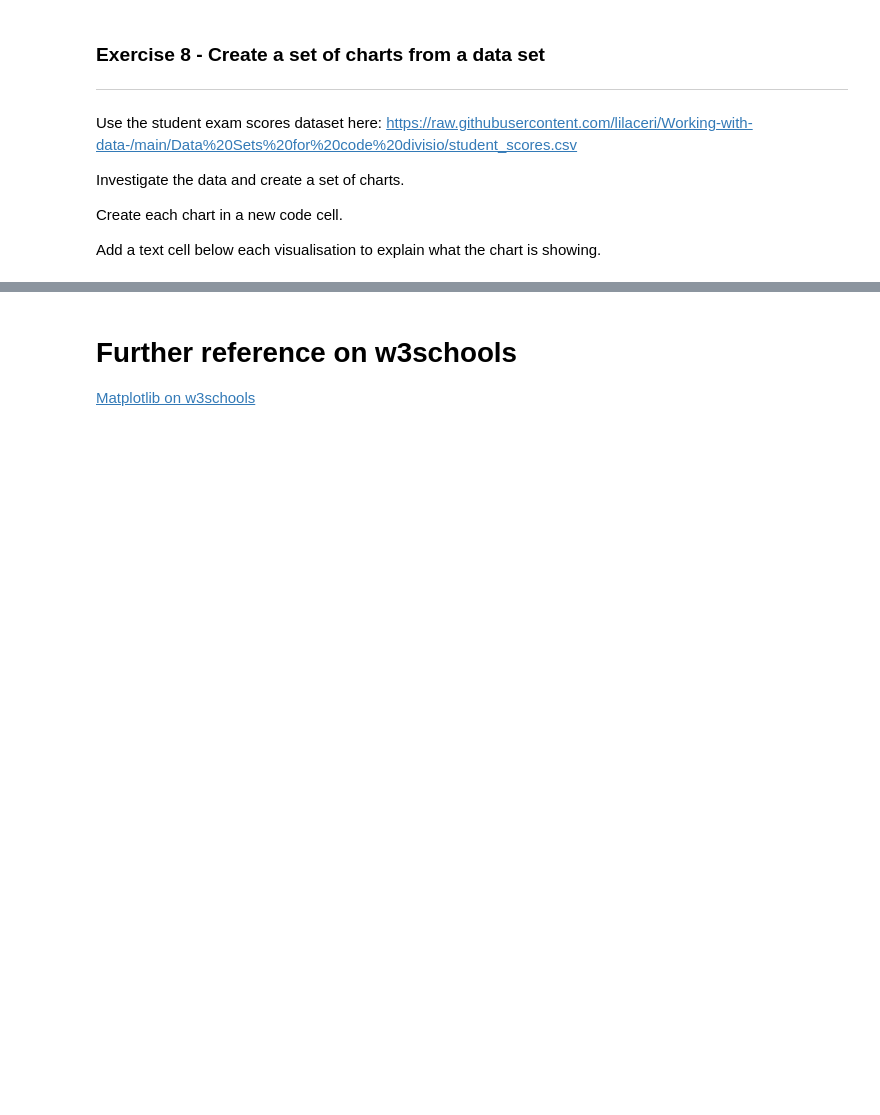
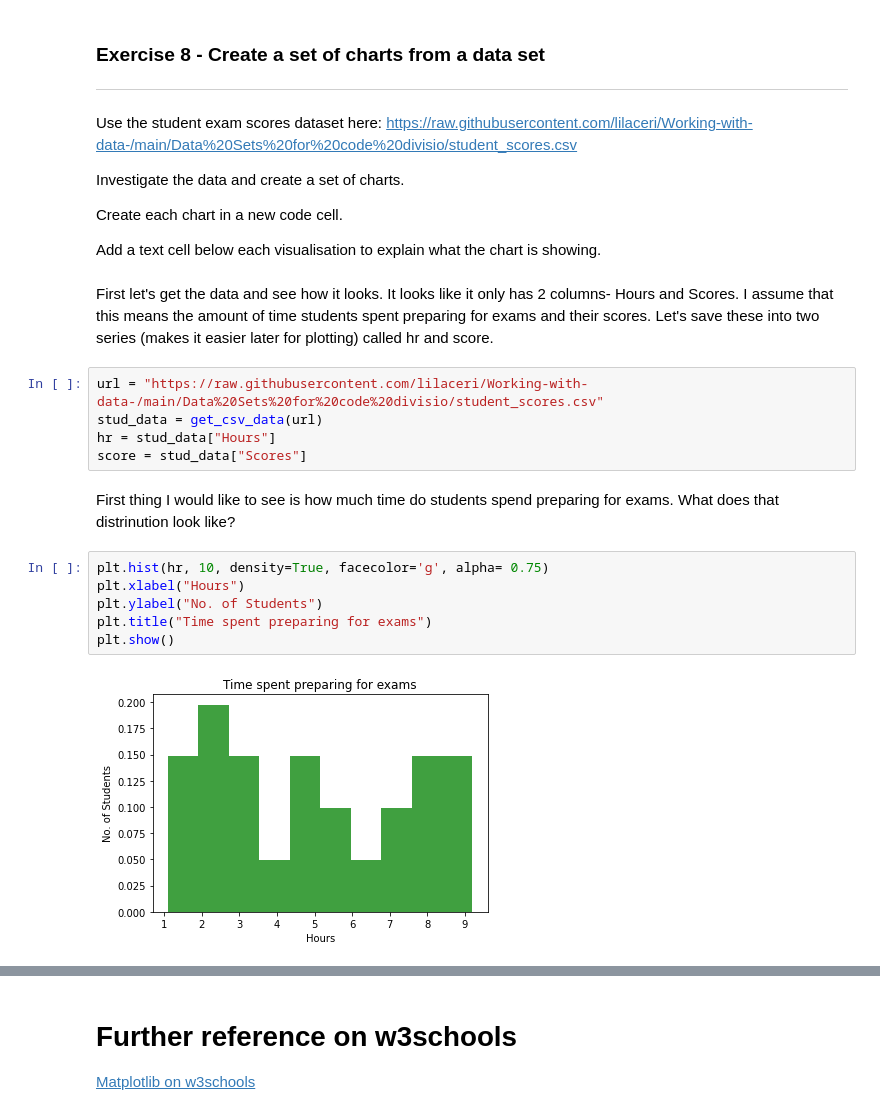
Before and after one commit to JaySanthanam/Programming-for-data, a Jupyter notebook: Worksheets/7_1_Visualisation_with_matplotlib.ipynb, the cells around one changed output, grey strips where cells are left out. Drawn from its saved outputs; the diff is of its cells as text; blank space fills up the shorter version.

```diff
--- a/Worksheets/7_1_Visualisation_with_matplotlib.ipynb
+++ b/Worksheets/7_1_Visualisation_with_matplotlib.ipynb
@@ -340,3 +340,20 @@ Investigate the data and create a set of charts.
 Create each chart in a new code cell.
 
 Add a text cell below each visualisation to explain what the chart is showing.
+# %% [markdown]
+First let's get the data and see how it looks. It looks like it only has 2 columns- Hours and Scores. I assume that this means the amount of time students spent preparing for exams and their scores. Let's save these into two series (makes it easier later for plotting) called hr and score.
+# %%
+url = "https://raw.githubusercontent.com/lilaceri/Working-with-data-/main/Data%20Sets%20for%20code%20divisio/student_scores.csv"
+stud_data = get_csv_data(url)
+hr = stud_data["Hours"]
+score = stud_data["Scores"]
+# %% [markdown]
+First thing I would like to see is how much time do students spend preparing for exams. What does that distrinution look like?
+# %%
+plt.hist(hr, 10, density=True, facecolor='g', alpha= 0.75)
+plt.xlabel("Hours")
+plt.ylabel("No. of Students")
+plt.title("Time spent preparing for exams")
+plt.show()
+# %% [output]
+[figure, added]
```
Also changed, not shown: parts of 11 cells of this notebook.
